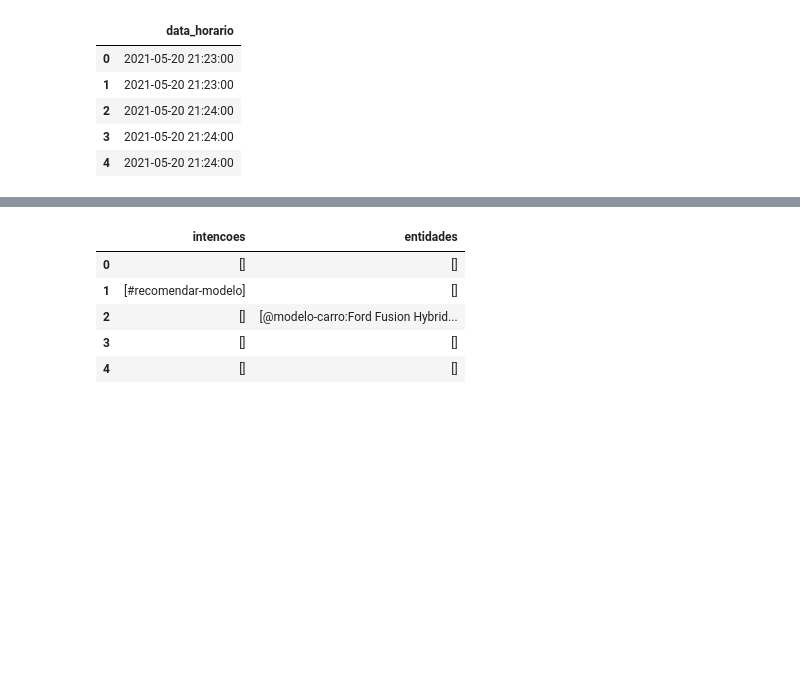
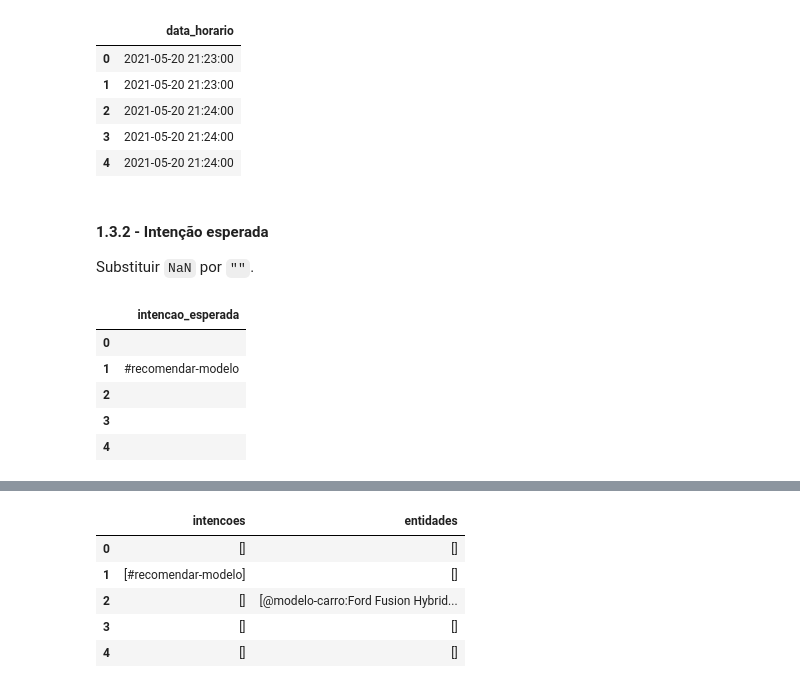
Before and after one commit to RafaelSchubert/furb-data-science-chatbot, a Jupyter notebook: analise/analise-desempenho.ipynb, the cells around one changed output, grey strips where cells are left out. Saved outputs shown, nothing was run; the diff lists cells and outputs as text; code cells hidden in the pictures; blank space fills up the shorter version.

```diff
--- a/analise/analise-desempenho.ipynb
+++ b/analise/analise-desempenho.ipynb
@@ -82,4 +82,19 @@ df_mensagens[colunas_datahora_mensagens].head()
 | 2 | 2021-05-20 21:24:00 |
 | 3 | 2021-05-20 21:24:00 |
 | 4 | 2021-05-20 21:24:00 |
+# %% [markdown]
+#### 1.3.2 - Intenção esperada
+
+Substituir `NaN` por `""`.
+# %%
+df_mensagens.fillna(value={'intencao_esperada': ''}, axis=0, inplace=True)
+
+df_mensagens[['intencao_esperada']].head()
+# %% [output]
+|  | intencao_esperada |
+| 0 |  |
+| 1 | #recomendar-modelo |
+| 2 |  |
+| 3 |  |
+| 4 |  |
 # %% [markdown]
```
Also changed, not shown: parts of 9 cells of this notebook.
